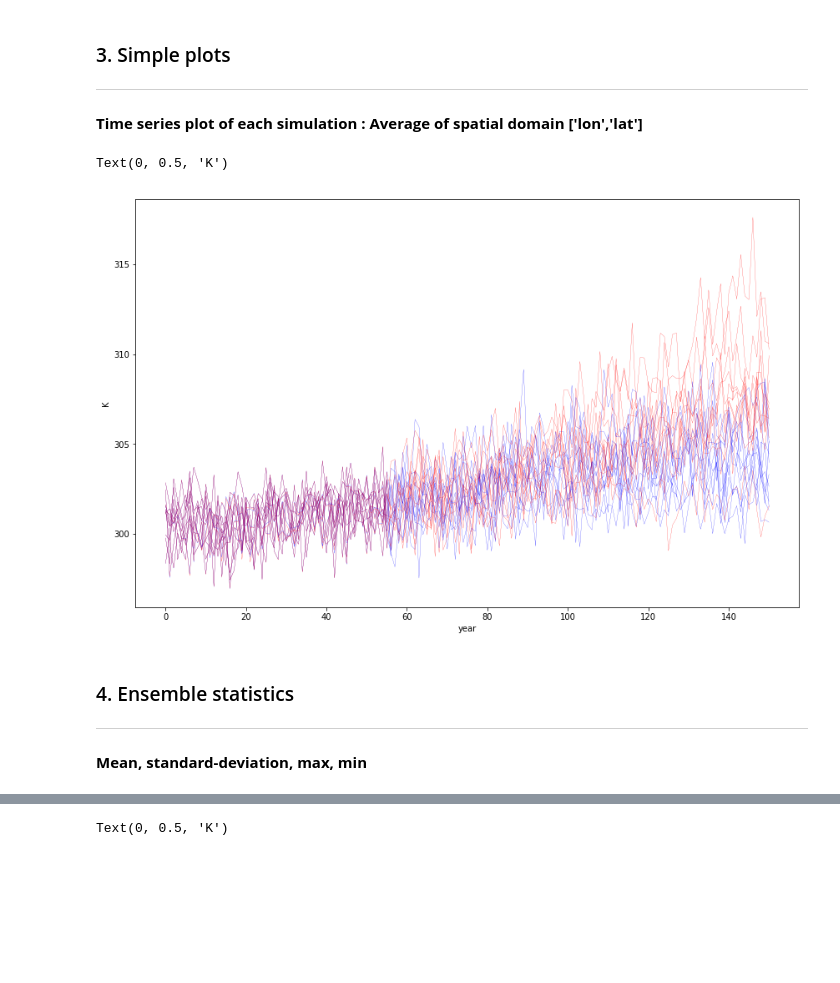
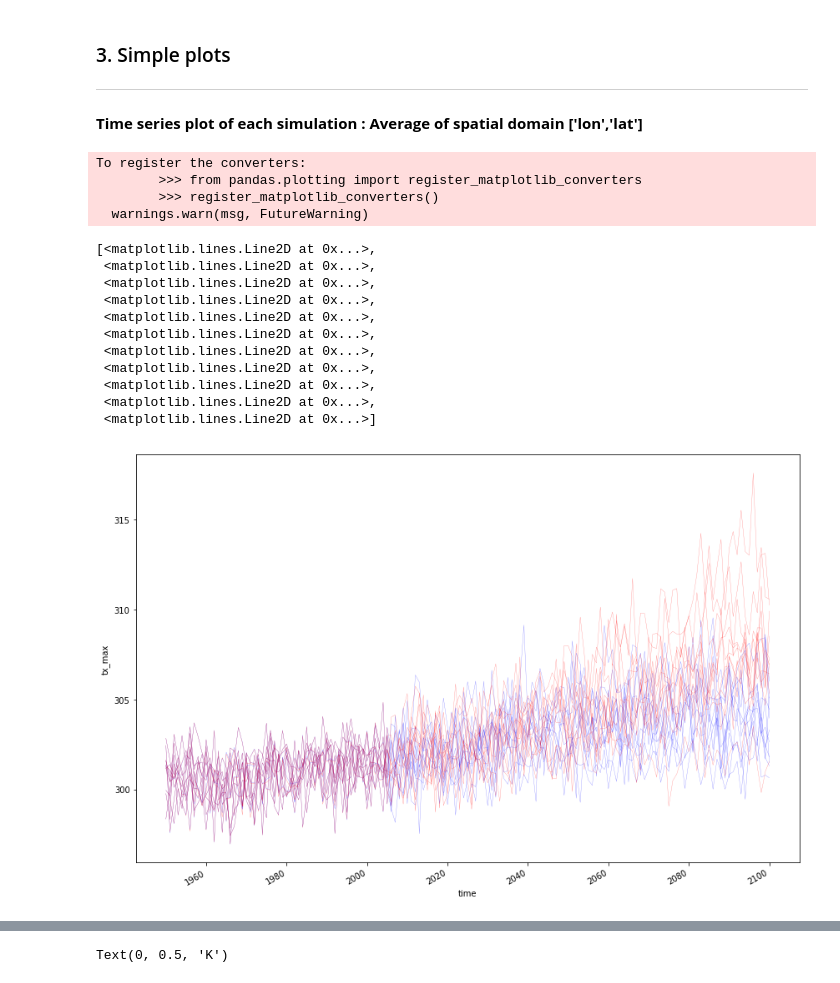
Before and after one commit to Ouranosinc/xclim, a Jupyter notebook: docs/notebooks/xclim_training/XCLIM Demo - Ensembles.ipynb, the cells around one changed output, grey strips where cells are left out. Drawn from its saved outputs; the diff is of its cells as text; code cells hidden in the pictures; blank space fills up the shorter version.

```diff
--- a/docs/notebooks/xclim_training/XCLIM Demo - Ensembles.ipynb
+++ b/docs/notebooks/xclim_training/XCLIM Demo - Ensembles.ipynb
@@ -80,17 +91,23 @@ RCP 4.5 dataset size:            (11, 151, 180, 324)
 -----
 **Time series plot of each simulation : Average of spatial domain ['lon','lat']**
 # %%
-# Plot individual simulations
 plt.rcParams['figure.figsize'] = [9.5*1.5, 6*1.5]
-for i in np.arange(0,ens_rcp45[v].shape[0]):
-    plt.plot(ens_rcp45[v][i,].mean(['lon','lat']),color='blue',linewidth=0.2)
-    plt.plot(ens_rcp85[v][i,].mean(['lon','lat']),color='red',linewidth=0.2)
-plt.xlabel('year')
-plt.ylabel(ens_rcp45[v].units)
+ens_rcp45['tx_max'].mean(['lon', 'lat']).plot.line(x='time', color='blue', lw=0.3, alpha=.5, add_legend=False)
+ens_rcp85['tx_max'].mean(['lon', 'lat']).plot.line(x='time', color='red', lw=0.3, alpha=.5, add_legend=False)
 # %% [output]
-Text(0, 0.5, 'K')
+To register the converters:
+        >>> from pandas.plotting import register_matplotlib_converters
+        >>> register_matplotlib_converters()
+  warnings.warn(msg, FutureWarning)
+[<matplotlib.lines.Line2D at 0x...>,
+ <matplotlib.lines.Line2D at 0x...>,
+ <matplotlib.lines.Line2D at 0x...>,
+ <matplotlib.lines.Line2D at 0x...>,
+ <matplotlib.lines.Line2D at 0x...>,
+ <matplotlib.lines.Line2D at 0x...>,
+ <matplotlib.lines.Line2D at 0x...>,
+ <matplotlib.lines.Line2D at 0x...>,
+ <matplotlib.lines.Line2D at 0x...>,
+ <matplotlib.lines.Line2D at 0x...>,
+ <matplotlib.lines.Line2D at 0x...>]
-[figure, old version]
+[figure, new version]
-# %% [markdown]
-### 4. Ensemble statistics
------
-**Mean, standard-deviation, max, min**
```
Also changed, not shown: parts of 29 cells of this notebook, 6 other files.
